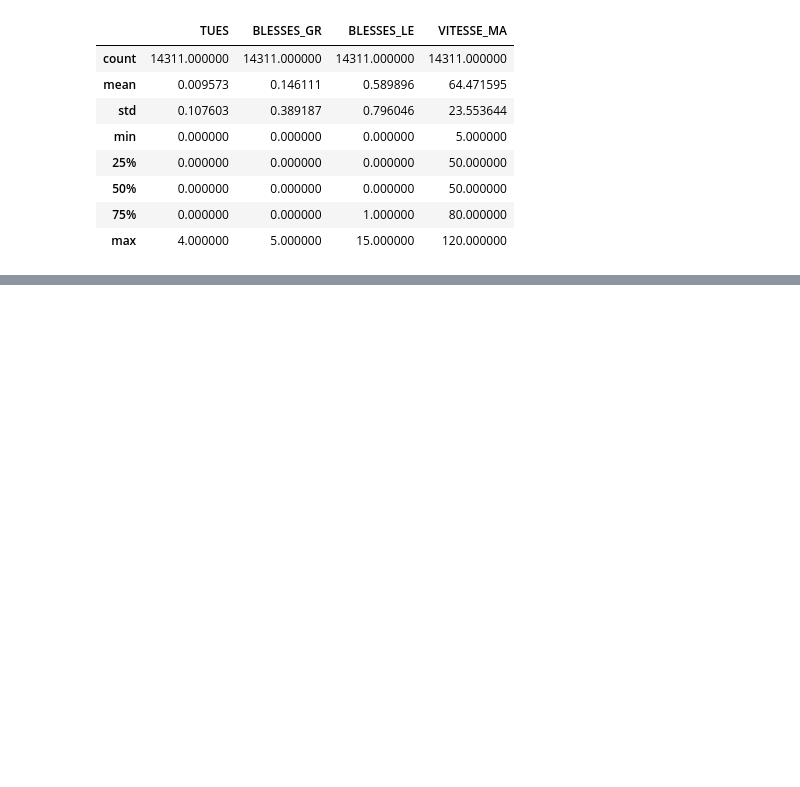
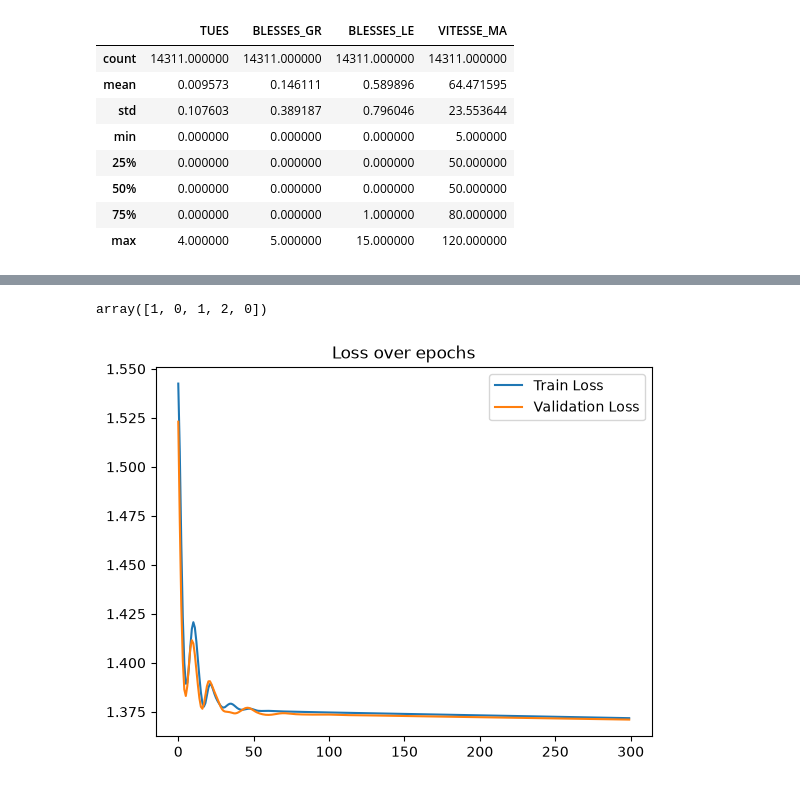
Before and after one commit to val-mon/sos-routier, a Jupyter notebook: classifier.ipynb, the cells around one changed output, grey strips where cells are left out. Cells and saved outputs as stored; diff of their text form; code cells hidden in the pictures; blank space fills up the shorter version.

```diff
--- a/classifier.ipynb
+++ b/classifier.ipynb
@@ -211,0 +319,65 @@ Validation RMSE: 0.43
+# %%
+import torch
+import torch.nn as nn
+from torch.utils.data import DataLoader, TensorDataset
+
+X_train, X_temp, y_train, y_temp = train_test_split(df_final.drop(columns=['VICTIME']), df_final[['VICTIME']], test_size=0.4, random_state=42)
+X_val, X_test, y_val, y_test = train_test_split(X_temp, y_temp, test_size=0.5, random_state=42)
+
+X_train = torch.tensor(X_train.values, dtype=torch.float32)
+X_val = torch.tensor(X_val.values, dtype=torch.float32)
+y_train = torch.tensor(y_train.values, dtype=torch.long).squeeze()
+y_val = torch.tensor(y_val.values, dtype=torch.long).squeeze()
+
+model = nn.Sequential(
+    nn.Linear(X_train.shape[1], 64),
+    nn.ReLU(),
+    nn.Linear(64, 32),
+    nn.ReLU(),
+    nn.Linear(32, 4)
+)
+
+print(weights := torch.tensor([1.0, 1/ratio_leger, 1/ratio_grave, 1/ratio_tue], dtype=torch.float32))
+
+loss_fct = nn.CrossEntropyLoss(weight=torch.tensor([1.0, 1/ratio_leger, 1/ratio_grave, 1/ratio_tue], dtype=torch.float32))
+optimizer = torch.optim.SGD(model.parameters(), lr=0.001, momentum=0.9)
+
+train, val = [], []
+
+for epoch in range(300):
+    outputs = model(X_train)
+    # print(f"Epoch {epoch+1}, Outputs: {outputs}")
+    loss = loss_fct(outputs, y_train)
+    optimizer.zero_grad()
+    loss.backward()
+    optimizer.step()
+    train.append(loss.item())
+    with torch.no_grad():
+        val_outputs = model(X_val)
+        val_loss = loss_fct(val_outputs, y_val)
+        val.append(val_loss.item())
+    print(f"Epoch {epoch+1}, Loss: {loss.item()}")
+
+plt.plot(train, label='Train Loss')
+plt.plot(val, label='Validation Loss')
+plt.legend()
+plt.title('Loss over epochs')
+
+model.eval()
+
+with torch.no_grad():
+    val_outputs = model(X_val)
+
+    probabilities = torch.softmax(val_outputs, dim=1)
+
+    max_probs, predicted = torch.max(probabilities, dim=1)
+
+for i in range(5):
+    print(f"Accident {i} -> Classe prédite : {predicted[i].item()} (Confiance : {max_probs[i].item() * 100:.1f}%)", probabilities[i].numpy())
+
+accuracy = (predicted == y_val).sum().item() / y_val.size(0)
+print(f"Validation Accuracy: {accuracy * 100:.2f}%")
+
+y_val_np = y_val.numpy()
+y_val_np[:5]
+# %% [output]
@@ -211,0 +401,2 @@ Validation RMSE: 0.43
+array([1, 0, 1, 2, 0])
+[figure, added]
```
Also changed, not shown: parts of 11 cells of this notebook.
